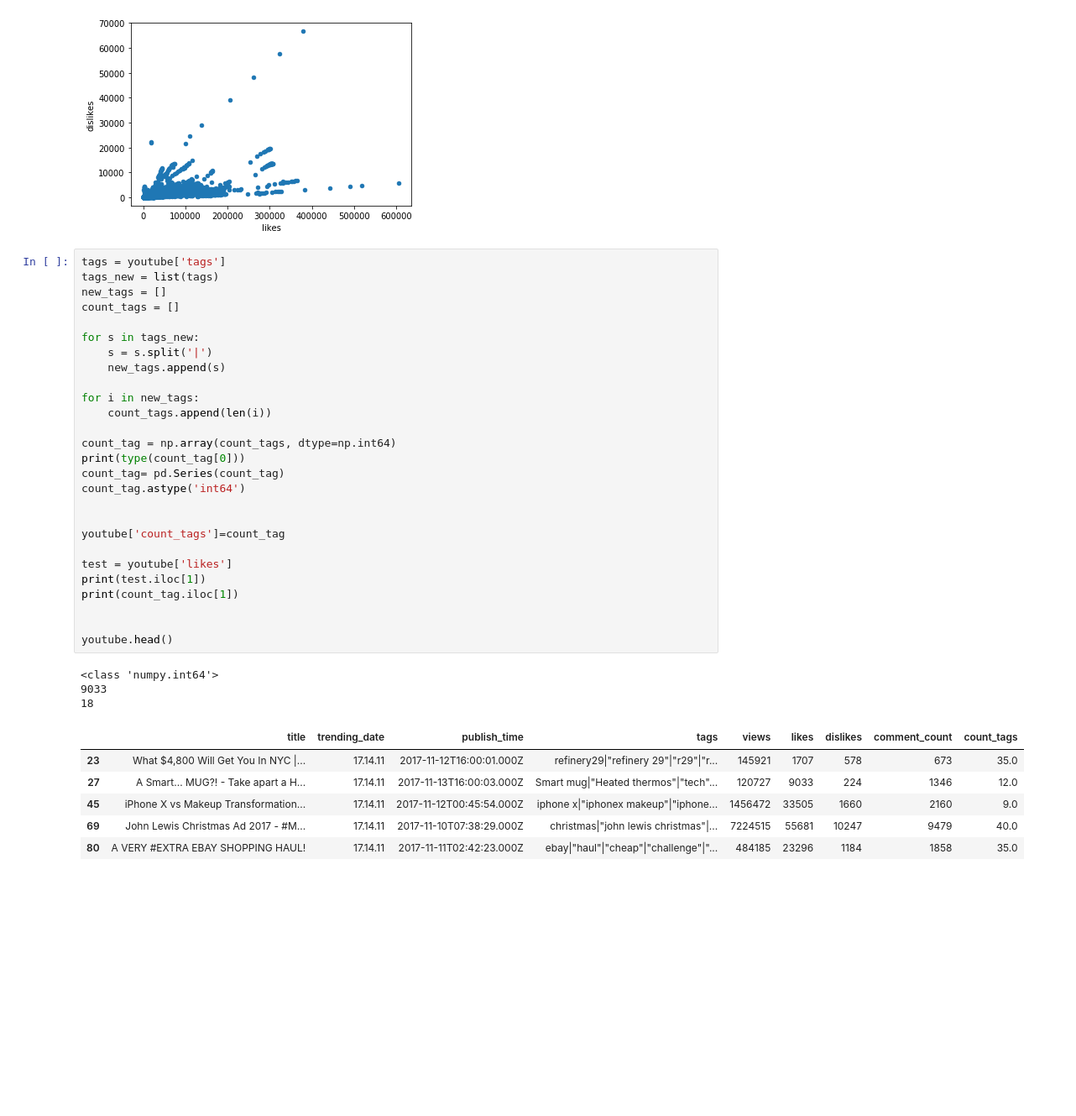
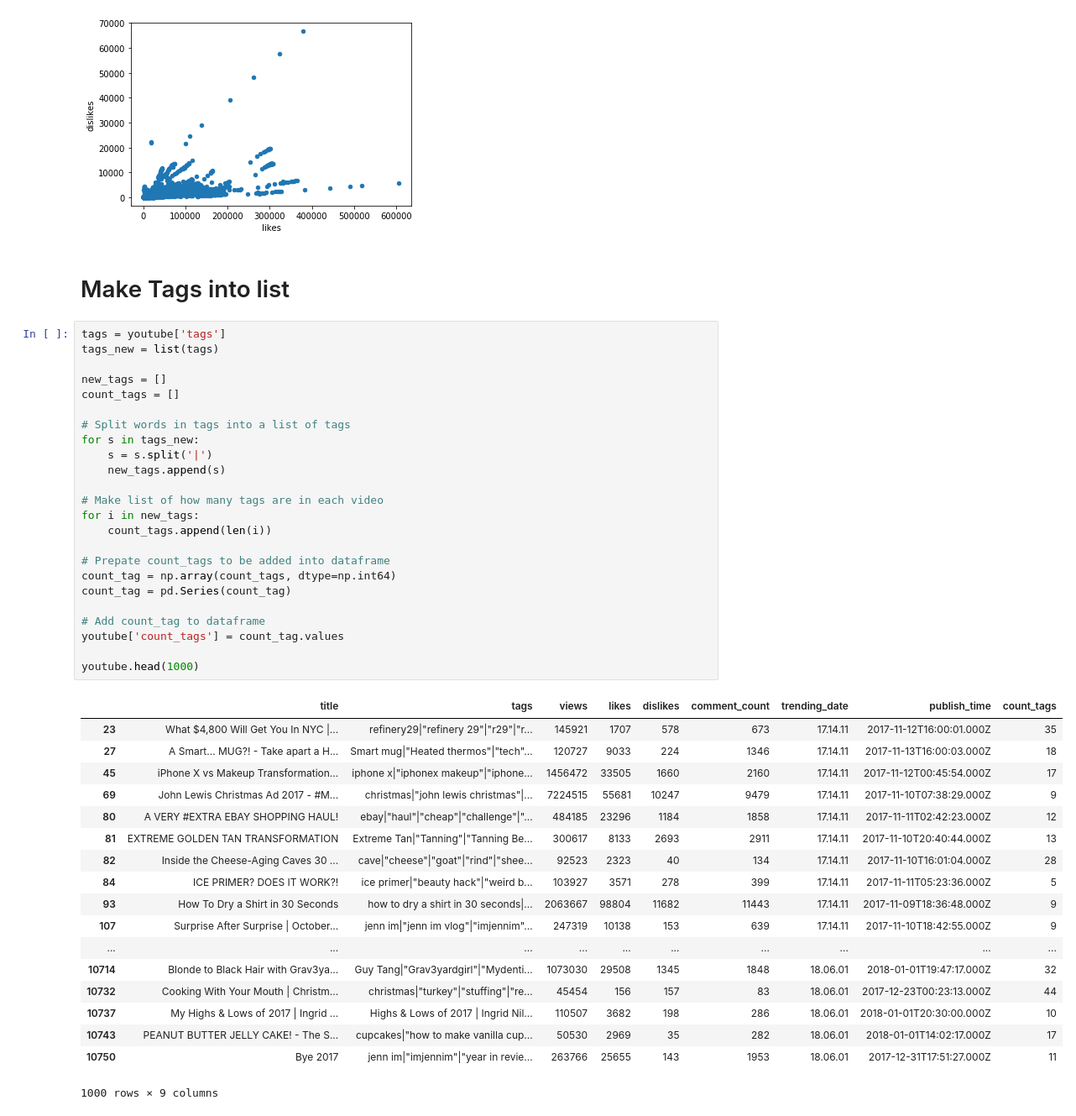
Before and after one commit to dtn058/FinalProject_group46, a Jupyter notebook: COGS108 Final project.ipynb, the cells around one changed output. Shown: that part at 84% size. Saved outputs shown, nothing was run; the diff lists cells and outputs as text; blank space fills up the shorter version.

```diff
--- a/COGS108 Final project.ipynb
+++ b/COGS108 Final project.ipynb
@@ -54,40 +49,48 @@ youtube.plot.scatter(x='likes',y='dislikes')
 # %% [output]
 <matplotlib.axes._subplots.AxesSubplot at 0x...>
 [figure]
+# %% [markdown]
+# Make Tags into list
 # %%
 tags = youtube['tags']
 tags_new = list(tags)
+
 new_tags = []
 count_tags = []
 
+# Split words in tags into a list of tags
 for s in tags_new:
     s = s.split('|')
     new_tags.append(s)
 
+# Make list of how many tags are in each video
 for i in new_tags:
     count_tags.append(len(i))
 
+# Prepate count_tags to be added into dataframe
 count_tag = np.array(count_tags, dtype=np.int64)
-print(type(count_tag[0]))
-count_tag= pd.Series(count_tag)
-count_tag.astype('int64')
+count_tag = pd.Series(count_tag)
 
+# Add count_tag to dataframe
+youtube['count_tags'] = count_tag.values
 
-youtube['count_tags']=count_tag
-
-test = youtube['likes']
-print(test.iloc[1])
-print(count_tag.iloc[1])
-
-
-youtube.head()
+youtube.head(1000)
 # %% [output]
+|  | title | tags | views | likes | dislikes | comment_count | trending_date | publish_time | count_tags |
+| 23 | What $4,800 Will Get You In NYC |... | refinery29|"refinery 29"|"r29"|"r... | 145921 | 1707 | 578 | 673 | 17.14.11 | 2017-11-12T16:00:01.000Z | 35 |
+| 27 | A Smart... MUG?! - Take apart a H... | Smart mug|"Heated thermos"|"tech"... | 120727 | 9033 | 224 | 1346 | 17.14.11 | 2017-11-13T16:00:03.000Z | 18 |
+| 45 | iPhone X vs Makeup Transformation... | iphone x|"iphonex makeup"|"iphone... | 1456472 | 33505 | 1660 | 2160 | 17.14.11 | 2017-11-12T00:45:54.000Z | 17 |
+| 69 | John Lewis Christmas Ad 2017 - #M... | christmas|"john lewis christmas"|... | 7224515 | 55681 | 10247 | 9479 | 17.14.11 | 2017-11-10T07:38:29.000Z | 9 |
+| 80 | A VERY #EXTRA EBAY SHOPPING HAUL! | ebay|"haul"|"cheap"|"challenge"|"... | 484185 | 23296 | 1184 | 1858 | 17.14.11 | 2017-11-11T02:42:23.000Z | 12 |
+| 81 | EXTREME GOLDEN TAN TRANSFORMATION | Extreme Tan|"Tanning"|"Tanning Be... | 300617 | 8133 | 2693 | 2911 | 17.14.11 | 2017-11-10T20:40:44.000Z | 13 |
+| 82 | Inside the Cheese-Aging Caves 30 ... | cave|"cheese"|"goat"|"rind"|"shee... | 92523 | 2323 | 40 | 134 | 17.14.11 | 2017-11-10T16:01:04.000Z | 28 |
+| 84 | ICE PRIMER? DOES IT WORK?! | ice primer|"beauty hack"|"weird b... | 103927 | 3571 | 278 | 399 | 17.14.11 | 2017-11-11T05:23:36.000Z | 5 |
+| 93 | How To Dry a Shirt in 30 Seconds | how to dry a shirt in 30 seconds|... | 2063667 | 98804 | 11682 | 11443 | 17.14.11 | 2017-11-09T18:36:48.000Z | 9 |
+| 107 | Surprise After Surprise | October... | jenn im|"jenn im vlog"|"imjennim"... | 247319 | 10138 | 153 | 639 | 17.14.11 | 2017-11-10T18:42:55.000Z | 9 |
+| ... | ... | ... | ... | ... | ... | ... | ... | ... | ... |
+| 10714 | Blonde to Black Hair with Grav3ya... | Guy Tang|"Grav3yardgirl"|"Mydenti... | 1073030 | 29508 | 1345 | 1848 | 18.06.01 | 2018-01-01T19:47:17.000Z | 32 |
+| 10732 | Cooking With Your Mouth | Christm... | christmas|"turkey"|"stuffing"|"re... | 45454 | 156 | 157 | 83 | 18.06.01 | 2017-12-23T00:23:13.000Z | 44 |
+| 10737 | My Highs & Lows of 2017 | Ingrid ... | Highs & Lows of 2017 | Ingrid Nil... | 110507 | 3682 | 198 | 286 | 18.06.01 | 2018-01-01T20:30:00.000Z | 10 |
+| 10743 | PEANUT BUTTER JELLY CAKE! - The S... | cupcakes|"how to make vanilla cup... | 50530 | 2969 | 35 | 282 | 18.06.01 | 2018-01-01T14:02:17.000Z | 17 |
+| 10750 | Bye 2017 | jenn im|"imjennim"|"year in revie... | 263766 | 25655 | 143 | 1953 | 18.06.01 | 2017-12-31T17:51:27.000Z | 11 |
-<class 'numpy.int64'>
-9033
-18
+1000 rows × 9 columns
-|  | title | trending_date | publish_time | tags | views | likes | dislikes | comment_count | count_tags |
-| 23 | What $4,800 Will Get You In NYC |... | 17.14.11 | 2017-11-12T16:00:01.000Z | refinery29|"refinery 29"|"r29"|"r... | 145921 | 1707 | 578 | 673 | 35.0 |
-| 27 | A Smart... MUG?! - Take apart a H... | 17.14.11 | 2017-11-13T16:00:03.000Z | Smart mug|"Heated thermos"|"tech"... | 120727 | 9033 | 224 | 1346 | 12.0 |
-| 45 | iPhone X vs Makeup Transformation... | 17.14.11 | 2017-11-12T00:45:54.000Z | iphone x|"iphonex makeup"|"iphone... | 1456472 | 33505 | 1660 | 2160 | 9.0 |
-| 69 | John Lewis Christmas Ad 2017 - #M... | 17.14.11 | 2017-11-10T07:38:29.000Z | christmas|"john lewis christmas"|... | 7224515 | 55681 | 10247 | 9479 | 40.0 |
-| 80 | A VERY #EXTRA EBAY SHOPPING HAUL! | 17.14.11 | 2017-11-11T02:42:23.000Z | ebay|"haul"|"cheap"|"challenge"|"... | 484185 | 23296 | 1184 | 1858 | 35.0 |
```
Also changed, not shown: parts of 9 cells of this notebook, 3 other files.
